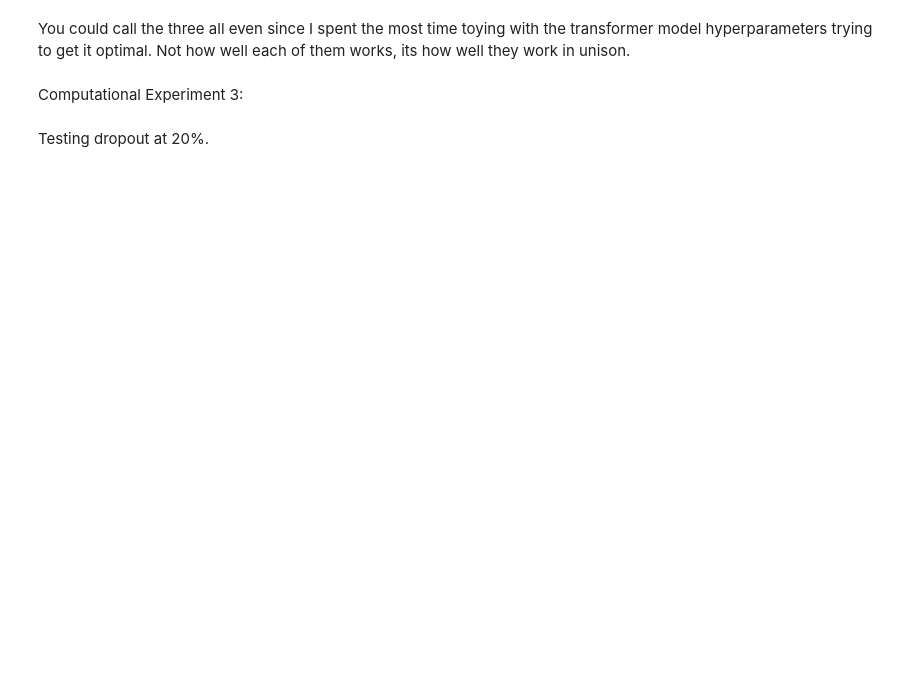
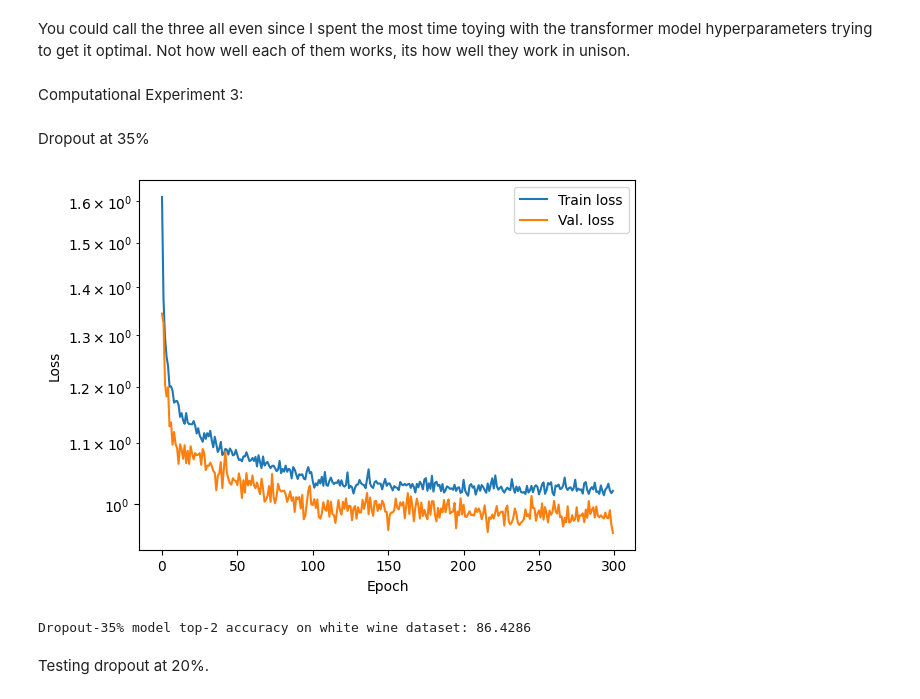
Before and after one commit to atticusjohnston/wine-quality-prediction, a Jupyter notebook: main.ipynb, the cells around one changed output. Saved outputs shown, nothing was run; the diff lists cells and outputs as text; code cells hidden in the pictures; blank space fills up the shorter version.

```diff
--- a/main.ipynb
+++ b/main.ipynb
@@ -297,6 +329,20 @@ print("CNN model top-2 accuracy on white wine dataset:", white_CNN_acc) #
 You could call the three all even since I spent the most time toying with the transformer model hyperparameters trying to get it optimal. Not how well each of them works, its how well they work in unison.
 # %% [markdown]
 Computational Experiment 3:
+# %% [markdown]
+Dropout at 35%
+# %%
+drop35Model = TransformerModel(input_size=whiteFeatures.shape[1], output_size=len(classes), num_layers=6, num_heads=16, hidden_size=128, dropout=0.35)
+drop35Optimiser = torch.optim.Adam(drop35Model.parameters(), lr=1e-4, weight_decay=1e-5)
+train(drop35Model, device, train_loader, drop35Optimiser, nepoch, scheduler_step_size, scheduler_gamma)
+# %% [output]
+[figure, added]
+# %%
+# Testing the dropout-20% model on withheld white wine data.
+white_drop35_acc = test(drop35Model, device, test_loader)
+print("Dropout-35% model top-2 accuracy on white wine dataset:", white_drop35_acc)
+# %% [output]
+Dropout-35% model top-2 accuracy on white wine dataset: 86.4286
 # %% [markdown]
 Testing dropout at 20%.
 # %%
```
Also changed, not shown: parts of 36 cells of this notebook.
